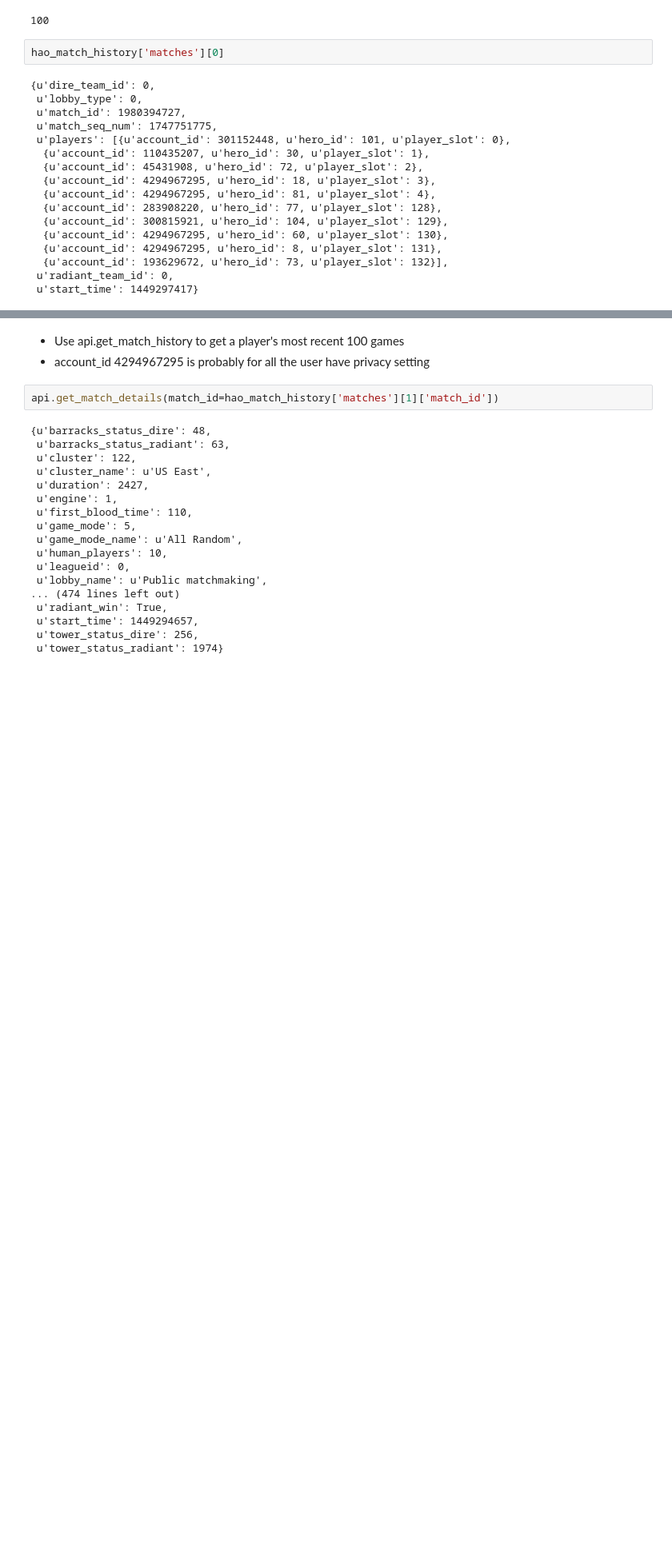
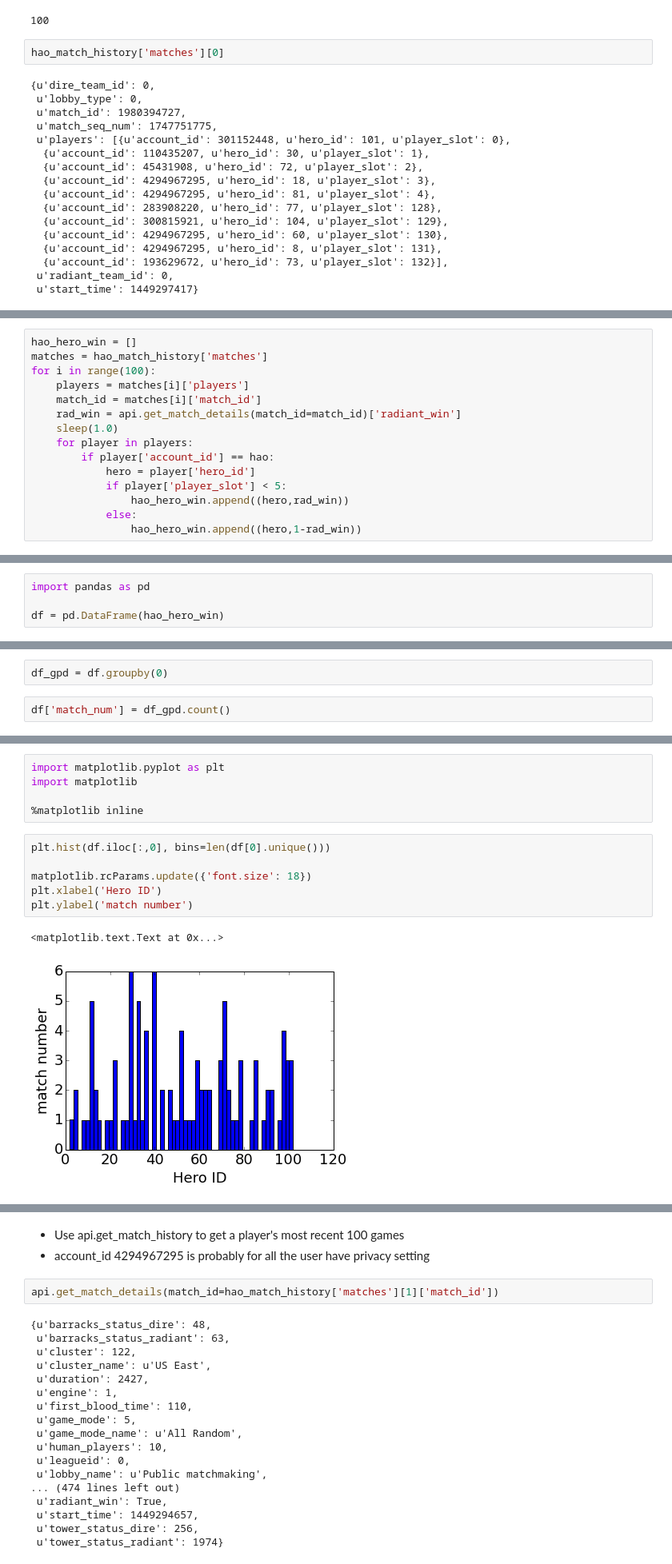
Before and after one commit to edwarddh101/DOTA2_Recommendation-System, a Jupyter notebook: notebook/NB_Data_Collection.ipynb, the cells around one changed output, grey strips where cells are left out. Shown: that part at 80% size. Drawn from its saved outputs; the diff is of its cells as text; blank space fills up the shorter version.

```diff
--- a/notebook/NB_Data_Collection.ipynb
+++ b/notebook/NB_Data_Collection.ipynb
@@ -324,0 +319,15 @@ datetime.datetime(2015, 12, 5, 6, 36, 57)
+# %%
+hao_hero_win = []
+matches = hao_match_history['matches']
+for i in range(100):
+    players = matches[i]['players']
+    match_id = matches[i]['match_id']
+    rad_win = api.get_match_details(match_id=match_id)['radiant_win']
+    sleep(1.0)
+    for player in players:
+        if player['account_id'] == hao:
+            hero = player['hero_id']
+            if player['player_slot'] < 5:
+                hao_hero_win.append((hero,rad_win))
+            else:
+                hao_hero_win.append((hero,1-rad_win))
@@ -324,0 +338,4 @@ datetime.datetime(2015, 12, 5, 6, 36, 57)
+# %%
+import pandas as pd
+
+df = pd.DataFrame(hao_hero_win)
@@ -324,0 +354,4 @@ datetime.datetime(2015, 12, 5, 6, 36, 57)
+# %%
+df_gpd = df.groupby(0)
+# %%
+df['match_num'] = df_gpd.count()
@@ -324,0 +379,14 @@ datetime.datetime(2015, 12, 5, 6, 36, 57)
+# %%
+import matplotlib.pyplot as plt
+import matplotlib
+
+%matplotlib inline
+# %%
+plt.hist(df.iloc[:,0], bins=len(df[0].unique()))
+
+matplotlib.rcParams.update({'font.size': 18})
+plt.xlabel('Hero ID')
+plt.ylabel('match number')
+# %% [output]
+<matplotlib.text.Text at 0x...>
+[figure, added]
```
Also changed, not shown: parts of 15 cells of this notebook, 2 other files.
